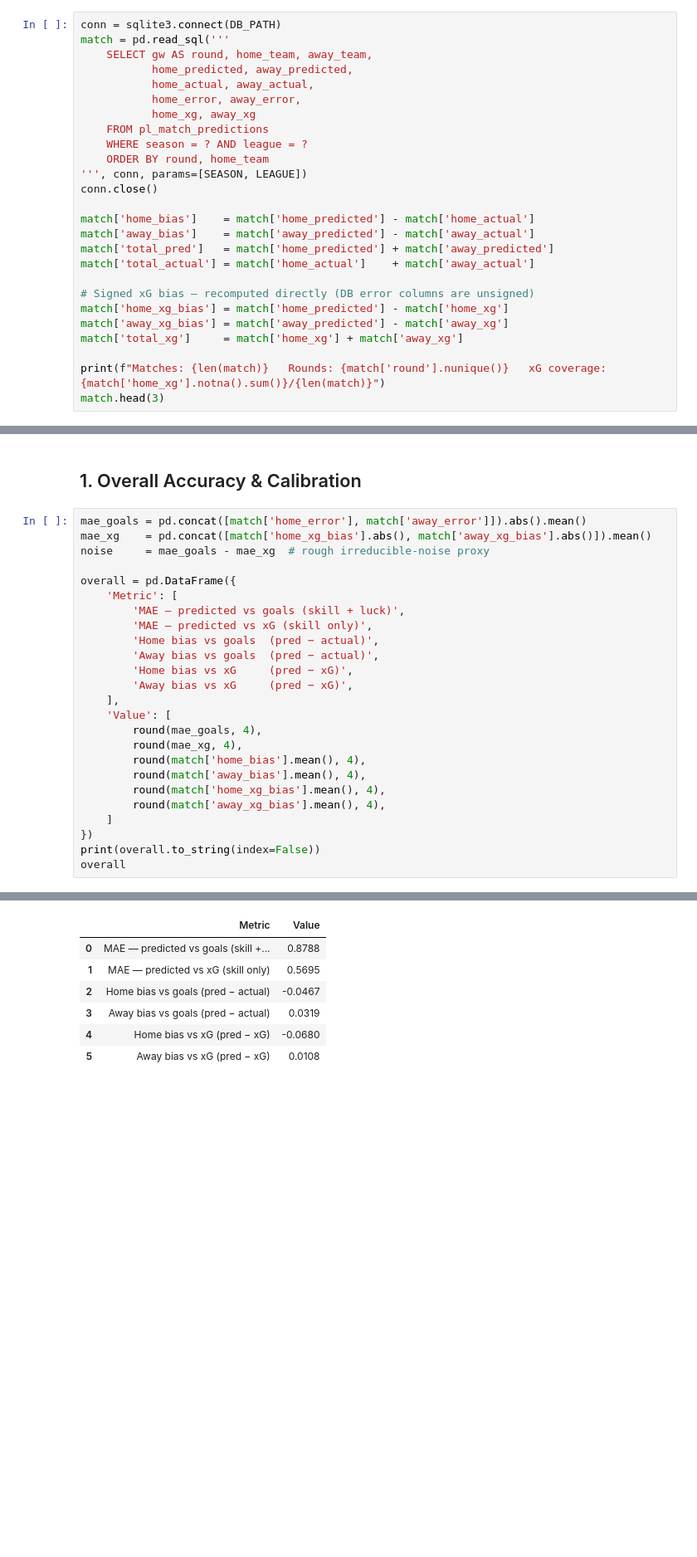
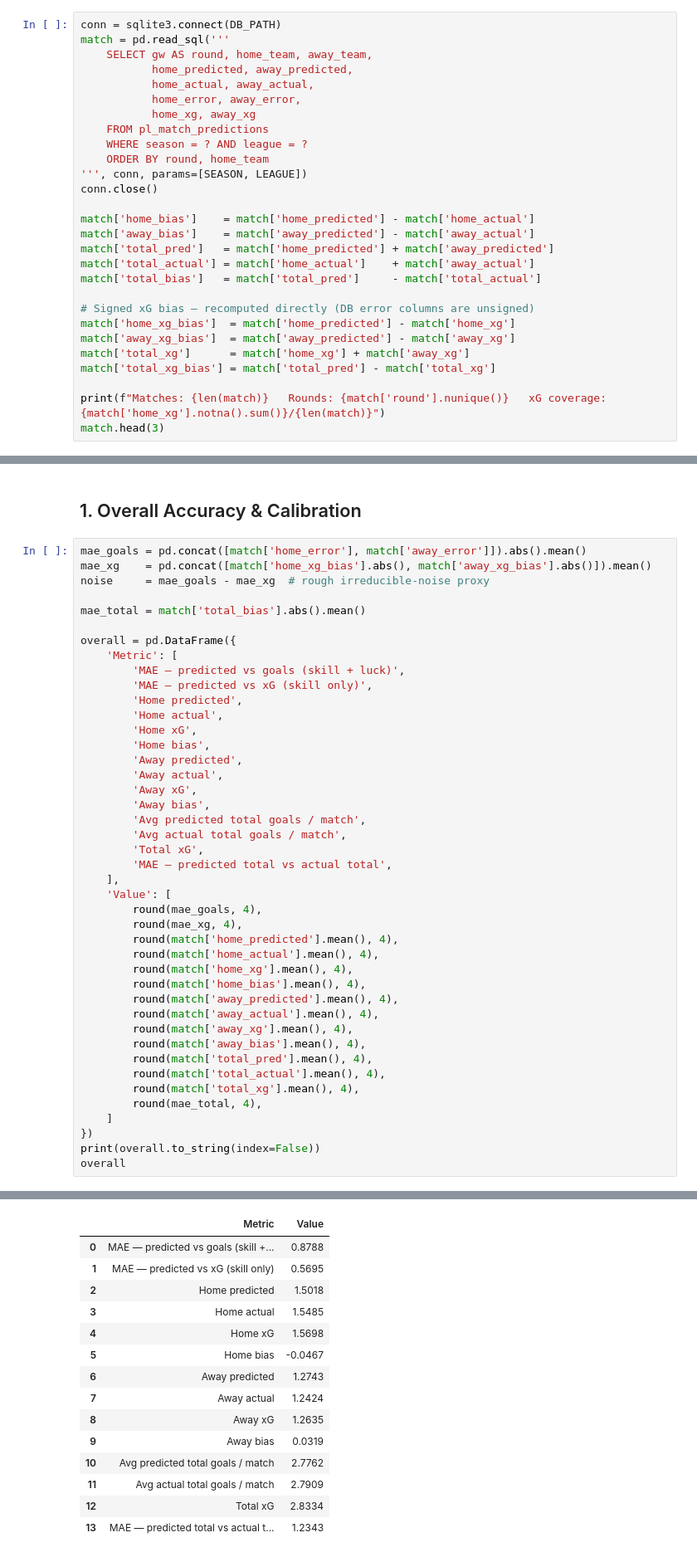
Before and after one commit to louis-porter/algobetting, a Jupyter notebook: algo/models/team_strength/non_penalty_bayes/premier_league/postmortem_v2.ipynb, the cells around one changed output, grey strips where cells are left out. Shown at 83% size. Drawn from its saved outputs; the diff is of its cells as text; blank space fills up the shorter version.

```diff
--- a/algo/models/team_strength/non_penalty_bayes/premier_league/postmortem_v2.ipynb
+++ b/algo/models/team_strength/non_penalty_bayes/premier_league/postmortem_v2.ipynb
@@ -119,11 +119,13 @@ match['home_bias']    = match['home_predicted'] - match['home_actual']
 match['away_bias']    = match['away_predicted'] - match['away_actual']
 match['total_pred']   = match['home_predicted'] + match['away_predicted']
 match['total_actual'] = match['home_actual']    + match['away_actual']
+match['total_bias']   = match['total_pred']     - match['total_actual']
 
 # Signed xG bias — recomputed directly (DB error columns are unsigned)
-match['home_xg_bias'] = match['home_predicted'] - match['home_xg']
-match['away_xg_bias'] = match['away_predicted'] - match['away_xg']
-match['total_xg']     = match['home_xg'] + match['away_xg']
+match['home_xg_bias']  = match['home_predicted'] - match['home_xg']
+match['away_xg_bias']  = match['away_predicted'] - match['away_xg']
+match['total_xg']      = match['home_xg'] + match['away_xg']
+match['total_xg_bias'] = match['total_pred'] - match['total_xg']
 
 print(f"Matches: {len(match)}   Rounds: {match['round'].nunique()}   xG coverage: {match['home_xg'].notna().sum()}/{len(match)}")
 match.head(3)
@@ -140,22 +142,40 @@ mae_goals = pd.concat([match['home_error'], match['away_error']]).abs().mean()
 mae_xg    = pd.concat([match['home_xg_bias'].abs(), match['away_xg_bias'].abs()]).mean()
 noise     = mae_goals - mae_xg  # rough irreducible-noise proxy
 
+mae_total = match['total_bias'].abs().mean()
+
 overall = pd.DataFrame({
     'Metric': [
         'MAE — predicted vs goals (skill + luck)',
         'MAE — predicted vs xG (skill only)',
-        'Home bias vs goals  (pred − actual)',
-        'Away bias vs goals  (pred − actual)',
-        'Home bias vs xG     (pred − xG)',
-        'Away bias vs xG     (pred − xG)',
+        'Home predicted',
+        'Home actual',
+        'Home xG',
+        'Home bias',
+        'Away predicted',
+        'Away actual',
+        'Away xG',
+        'Away bias',
+        'Avg predicted total goals / match',
+        'Avg actual total goals / match',
+        'Total xG',
+        'MAE — predicted total vs actual total',
     ],
     'Value': [
         round(mae_goals, 4),
         round(mae_xg, 4),
+        round(match['home_predicted'].mean(), 4),
+        round(match['home_actual'].mean(), 4),
+        round(match['home_xg'].mean(), 4),
         round(match['home_bias'].mean(), 4),
+        round(match['away_predicted'].mean(), 4),
+        round(match['away_actual'].mean(), 4),
+        round(match['away_xg'].mean(), 4),
         round(match['away_bias'].mean(), 4),
-        round(match['home_xg_bias'].mean(), 4),
-        round(match['away_xg_bias'].mean(), 4),
+        round(match['total_pred'].mean(), 4),
+        round(match['total_actual'].mean(), 4),
+        round(match['total_xg'].mean(), 4),
+        round(mae_total, 4),
     ]
 })
 print(overall.to_string(index=False))
@@ -171,8 +199,16 @@ MAE — predicted vs goals (skill + luck)  0.8788
 |  | Metric | Value |
 | 0 | MAE — predicted vs goals (skill +... | 0.8788 |
 | 1 | MAE — predicted vs xG (skill only) | 0.5695 |
-| 2 | Home bias vs goals (pred − actual) | -0.0467 |
-| 3 | Away bias vs goals (pred − actual) | 0.0319 |
-| 4 | Home bias vs xG (pred − xG) | -0.0680 |
-| 5 | Away bias vs xG (pred − xG) | 0.0108 |
+| 2 | Home predicted | 1.5018 |
+| 3 | Home actual | 1.5485 |
+| 4 | Home xG | 1.5698 |
+| 5 | Home bias | -0.0467 |
+| 6 | Away predicted | 1.2743 |
+| 7 | Away actual | 1.2424 |
+| 8 | Away xG | 1.2635 |
+| 9 | Away bias | 0.0319 |
+| 10 | Avg predicted total goals / match | 2.7762 |
+| 11 | Avg actual total goals / match | 2.7909 |
+| 12 | Total xG | 2.8334 |
+| 13 | MAE — predicted total vs actual t... | 1.2343 |
 # %%
```
Also changed, not shown: parts of 5 cells of this notebook, 35 other files.
